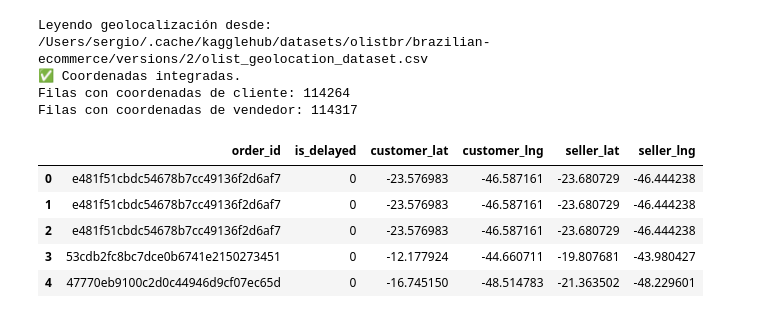
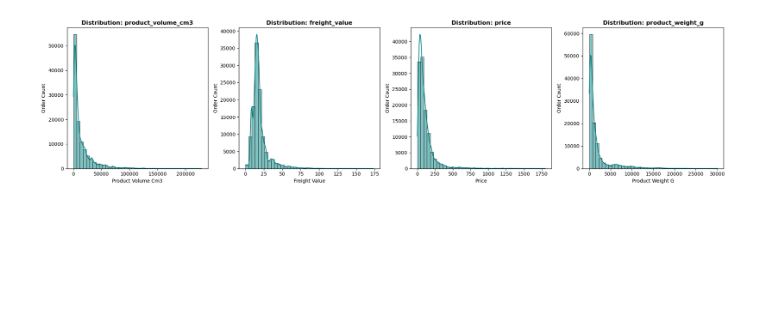
Before and after one commit to SergioBrPerez/Intelligence-Data-Analysis-ML-DL, a Jupyter notebook: 2-Intelligence/2.1-State_Analysis_&_Model_Selection_SBP.ipynb, the cells around one changed output. Cells and saved outputs as stored; diff of their text form; code cells hidden in the pictures; blank space fills up the shorter version.

```diff
--- a/2-Intelligence/2.1-State_Analysis_&_Model_Selection_SBP.ipynb
+++ b/2-Intelligence/2.1-State_Analysis_&_Model_Selection_SBP.ipynb
@@ -216,59 +122,0 @@ plt.show()
-# %%
-import os
-import pandas as pd
-import kagglehub
-
-path = kagglehub.dataset_download("olistbr/brazilian-ecommerce")
-
-# 1. Cargar el archivo de geolocalización usando el path de kagglehub
-geo_file = os.path.join(path, 'olist_geolocation_dataset.csv')
-print(f"Leyendo geolocalización desde: {geo_file}")
-geo = pd.read_csv(geo_file)
-
-# 2. Limpieza crítica: Un ZIP code puede tener muchas coordenadas (puntos GPS)
-# Agrupamos por código postal para obtener un único punto central (lat/lng promedio)
-geo_clean = geo.groupby('geolocation_zip_code_prefix').agg({
-    'geolocation_lat': 'mean',
-    'geolocation_lng': 'mean'
-}).reset_index()
-
-# 3. Preparar el merge para CLIENTES
-# Nota: 'df' es tu dataset de modelado (el que cargaste de Filtered.pkl)
-df = pd.merge(
-    df,
-    geo_clean,
-    left_on='customer_zip_code_prefix',
-    right_on='geolocation_zip_code_prefix',
-    how='left'
-)
-df.rename(columns={'geolocation_lat': 'customer_lat', 'geolocation_lng': 'customer_lng'}, inplace=True)
-df.drop('geolocation_zip_code_prefix', axis=1, inplace=True)
-
-# 4. Preparar el merge para VENDEDORES
-df = pd.merge(
-    df,
-    geo_clean,
-    left_on='seller_zip_code_prefix',
-    right_on='geolocation_zip_code_prefix',
-    how='left'
-)
-df.rename(columns={'geolocation_lat': 'seller_lat', 'geolocation_lng': 'seller_lng'}, inplace=True)
-df.drop('geolocation_zip_code_prefix', axis=1, inplace=True)
-
-print(f"✅ Coordenadas integradas.")
-print(f"Filas con coordenadas de cliente: {df['customer_lat'].notna().sum()}")
-print(f"Filas con coordenadas de vendedor: {df['seller_lat'].notna().sum()}")
-
-# Vista previa para verificar
-display(df[['order_id', 'is_delayed', 'customer_lat', 'customer_lng', 'seller_lat', 'seller_lng']].head())
-# %% [output]
-Leyendo geolocalización desde: /Users/sergio/.cache/kagglehub/datasets/olistbr/brazilian-ecommerce/versions/2/olist_geolocation_dataset.csv
-✅ Coordenadas integradas.
-Filas con coordenadas de cliente: 114264
-Filas con coordenadas de vendedor: 114317
-|  | order_id | is_delayed | customer_lat | customer_lng | seller_lat | seller_lng |
-| 0 | e481f51cbdc54678b7cc49136f2d6af7 | 0 | -23.576983 | -46.587161 | -23.680729 | -46.444238 |
-| 1 | e481f51cbdc54678b7cc49136f2d6af7 | 0 | -23.576983 | -46.587161 | -23.680729 | -46.444238 |
-| 2 | e481f51cbdc54678b7cc49136f2d6af7 | 0 | -23.576983 | -46.587161 | -23.680729 | -46.444238 |
-| 3 | 53cdb2fc8bc7dce0b6741e2150273451 | 0 | -12.177924 | -44.660711 | -19.807681 | -43.980427 |
-| 4 | 47770eb9100c2d0c44946d9cf07ec65d | 0 | -16.745150 | -48.514783 | -21.363502 | -48.229601 |
@@ -274,0 +126,19 @@ Filas con coordenadas de vendedor: 114317
+# %%
+# Select key physical and economic continuous features
+numeric_features = ['product_volume_cm3', 'freight_value', 'price', 'product_weight_g']
+
+# Initialize subplots for distribution visualization
+fig, axes = plt.subplots(1, 4, figsize=(20, 5))
+
+for i, feature in enumerate(numeric_features):
+    # Use histograms with Kernel Density Estimate (KDE) to visualize data distribution and skewness
+    sns.histplot(df[feature], bins=40, kde=True, ax=axes[i], color='teal')
+
+    axes[i].set_title(f'Distribution: {feature}', fontweight='bold')
+    axes[i].set_xlabel(feature.replace('_', ' ').title())
+    axes[i].set_ylabel('Order Count')
+
+plt.tight_layout()
+plt.show()
+# %% [output]
+[figure, added]
```
Also changed, not shown: parts of 17 cells of this notebook.
